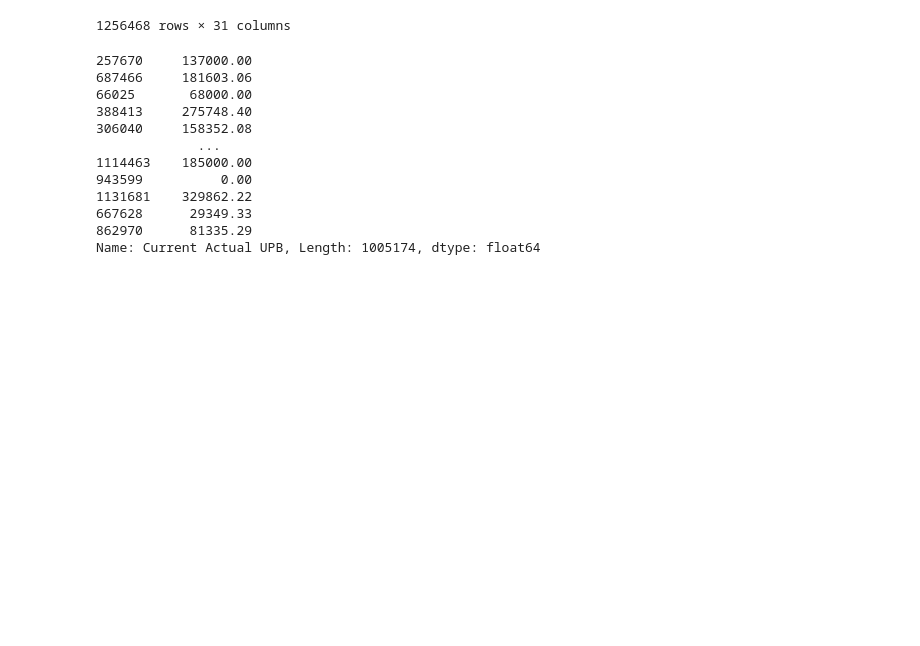
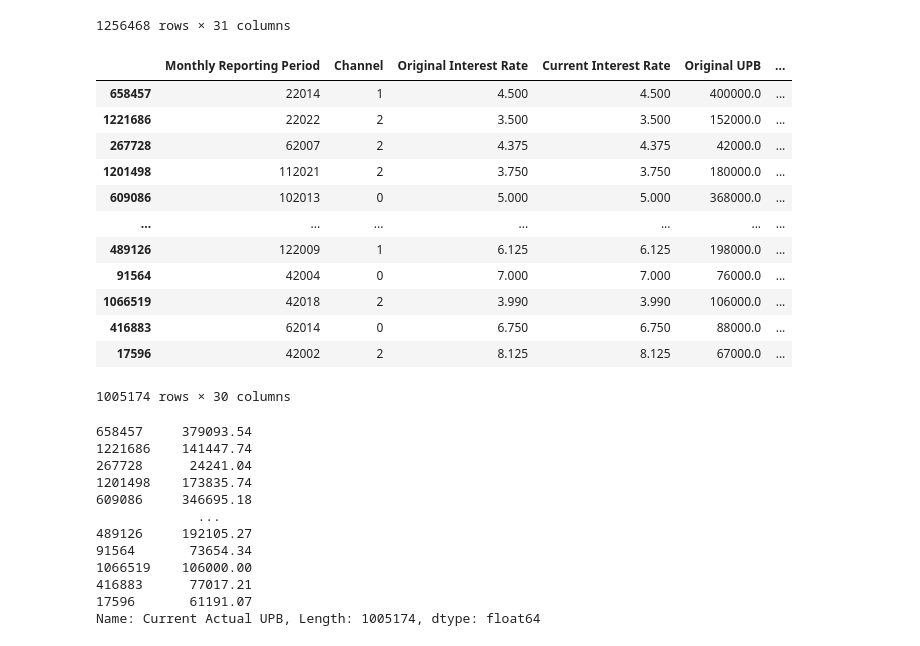
Before and after one commit to shriasannuthi/MBS-Pptpred, a Jupyter notebook: DNN1.ipynb, the cells around one changed output. Cells and saved outputs as stored; diff of their text form; code cells hidden in the pictures; blank space fills up the shorter version.

```diff
--- a/DNN1.ipynb
+++ b/DNN1.ipynb
@@ -22,7 +22,7 @@ df
 | 1256467 | 105675700 | 32022 | 2 | 3.062 | 0.000 | ... |
 1256468 rows × 37 columns
 # %%
-df.drop(['EMI','UPB_diff','Interest_Component','PREPAYMENT_AMT','Remaining Months To Maturity', 'Loan Identifier'], axis=1, inplace = True)
+df.drop(['Loan Identifier','EMI','UPB_diff','Interest_Component','PREPAYMENT_AMT','Remaining Months To Maturity'], axis=1, inplace = True)
 # %%
 y= df['Current Actual UPB']
 # %%
@@ -46,24 +46,46 @@ df
 | 1256467 | 32022 | 2 | 3.062 | 0.000 | 510000.0 | ... |
 1256468 rows × 31 columns
 # %%
+from sklearn.preprocessing import StandardScaler
 from sklearn.model_selection import train_test_split
-X = df.iloc[:, :30]
-y = df.iloc[:, 30]
+
+X=df.drop(['Current Actual UPB'],axis=1)
 X_train, X_test, y_train, y_test = train_test_split(X, y, test_size=0.2)
+X_train_1,X_valid,y_train_1,y_valid=train_test_split(X_train,y_train,test_size=0.2)
+scaler = StandardScaler()
+X_train_scaled = scaler.fit_transform(X_train_1)
+X_test_scaled = scaler.transform(X_test)
+X_valid_scaled=scaler.transform(X_valid)
+# %%
+X_train
+# %% [output]
+|  | Monthly Reporting Period | Channel | Original Interest Rate | Current Interest Rate | Original UPB | ... |
+| 658457 | 22014 | 1 | 4.500 | 4.500 | 400000.0 | ... |
+| 1221686 | 22022 | 2 | 3.500 | 3.500 | 152000.0 | ... |
+| 267728 | 62007 | 2 | 4.375 | 4.375 | 42000.0 | ... |
+| 1201498 | 112021 | 2 | 3.750 | 3.750 | 180000.0 | ... |
+| 609086 | 102013 | 0 | 5.000 | 5.000 | 368000.0 | ... |
+| ... | ... | ... | ... | ... | ... | ... |
+| 489126 | 122009 | 1 | 6.125 | 6.125 | 198000.0 | ... |
+| 91564 | 42004 | 0 | 7.000 | 7.000 | 76000.0 | ... |
+| 1066519 | 42018 | 2 | 3.990 | 3.990 | 106000.0 | ... |
+| 416883 | 62014 | 0 | 6.750 | 6.750 | 88000.0 | ... |
+| 17596 | 42002 | 2 | 8.125 | 8.125 | 67000.0 | ... |
+1005174 rows × 30 columns
 # %%
 y_train
 # %% [output]
-257670     137000.00
-687466     181603.06
-66025       68000.00
-388413     275748.40
-306040     158352.08
+658457     379093.54
+1221686    141447.74
+267728      24241.04
+1201498    173835.74
+609086     346695.18
              ...
-1114463    185000.00
-943599          0.00
-1131681    329862.22
-667628      29349.33
-862970      81335.29
+489126     192105.27
+91564       73654.34
+1066519    106000.00
+416883      77017.21
+17596       61191.07
 Name: Current Actual UPB, Length: 1005174, dtype: float64
 # %%
 model = Sequential()
```
Also changed, not shown: parts of 9 cells of this notebook.
